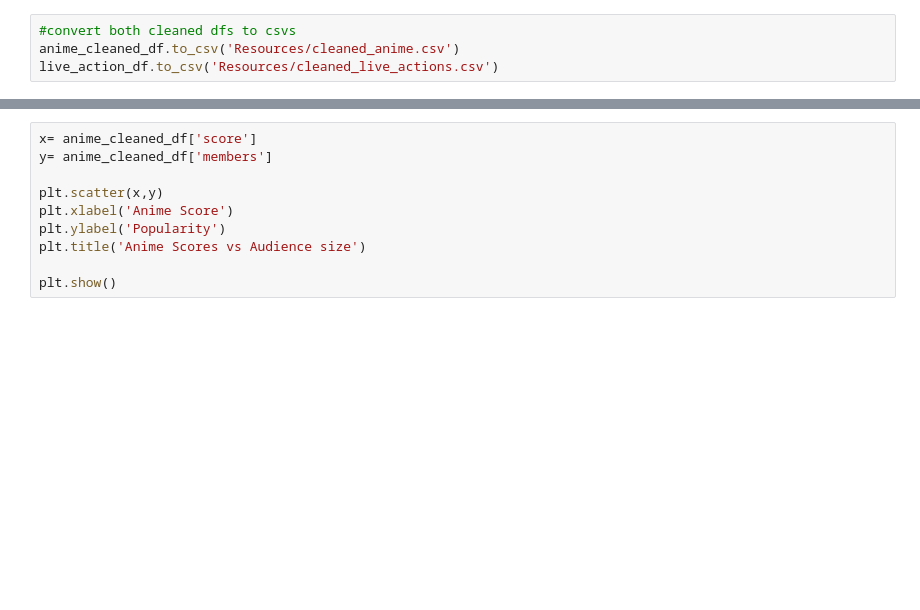
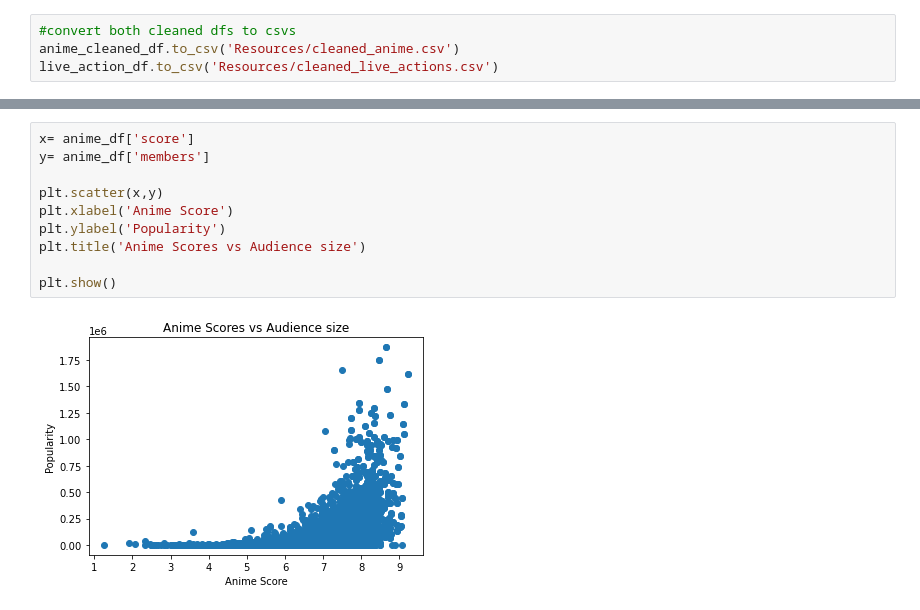
Before and after one commit to dseg27/Animeniacs, a Jupyter notebook: databases.ipynb, the cells around one changed output, grey strips where cells are left out. Saved outputs shown, nothing was run; the diff lists cells and outputs as text; blank space fills up the shorter version.

```diff
--- a/databases.ipynb
+++ b/databases.ipynb
@@ -130,13 +286,15 @@ plt.show()
 # %%
-x= anime_cleaned_df['score']
-y= anime_cleaned_df['members']
+x= anime_df['score']
+y= anime_df['members']
 
 plt.scatter(x,y)
 plt.xlabel('Anime Score')
 plt.ylabel('Popularity')
 plt.title('Anime Scores vs Audience size')
 
 plt.show()
+# %% [output]
+[figure, added]
 # %%
 anime_test_df = anime_df[anime_df['episodes'] <500]
 
```
Also changed, not shown: parts of 24 cells of this notebook, 1 other file.
